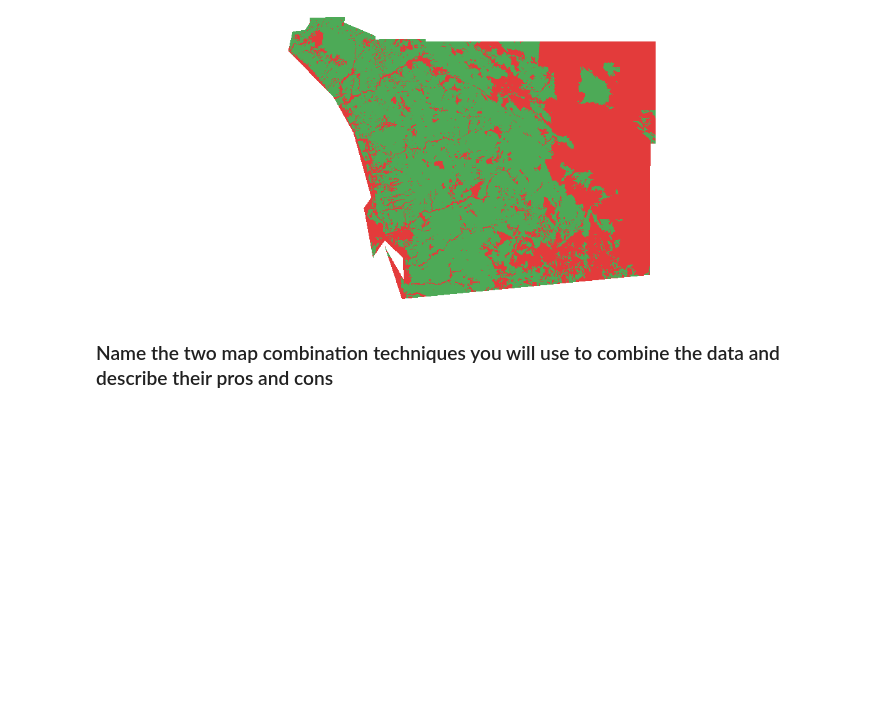
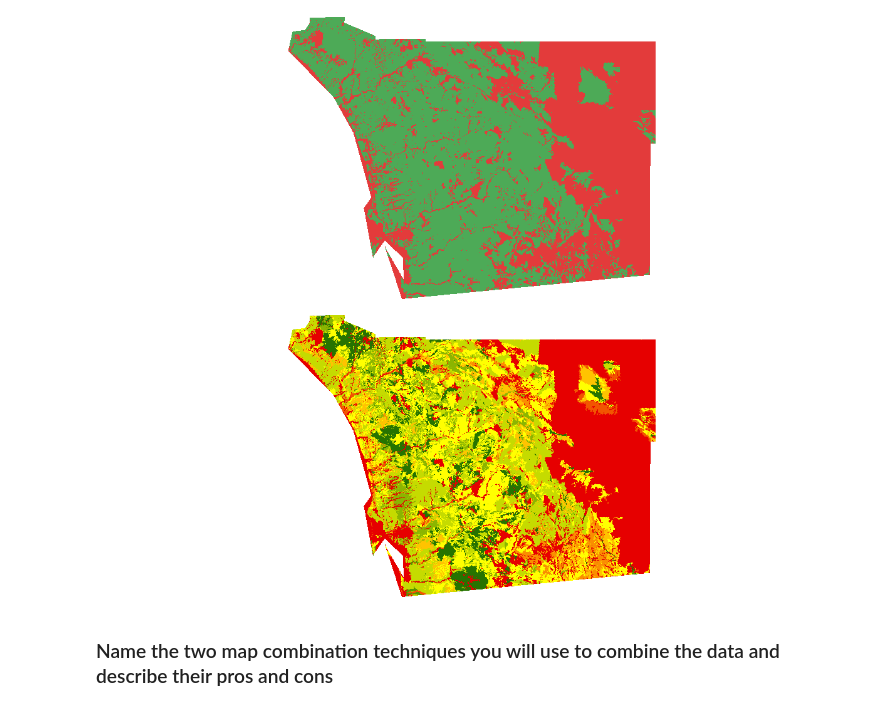
Before and after one commit to kev374k/dsc170_mp4, a Jupyter notebook: MP4.ipynb, the cells around one changed output. Cells and saved outputs as stored; diff of their text form; code cells hidden in the pictures; blank space fills up the shorter version.

```diff
--- a/MP4.ipynb
+++ b/MP4.ipynb
@@ -322,6 +342,17 @@ soil_binary_filled = clip(soil_binary_filled, geometry = san_diego_geometry)
 colormap(soil_binary_filled, colormap = clrmap2)
 # %% [output]
 [figure]
+# %%
+soil_n_band = extract_band(soil_normalized, [0])
+soil_norm_filled = raster_calculator(
+    rasters=[soil_n_band],
+    input_names=["soil"],
+    expression="con(isnull(soil), 9, soil)",
+)
+soil_norm_filled = clip(soil_norm_filled, geometry = san_diego_geometry)
+colormap(soil_norm_filled, colormap = clrmap9)
+# %% [output]
+[figure, added]
 # %% [markdown]
 ### Name the two map combination techniques you will use to combine the data and describe their pros and cons
 # %% [markdown]
```
Also changed, not shown: parts of 19 cells of this notebook.
